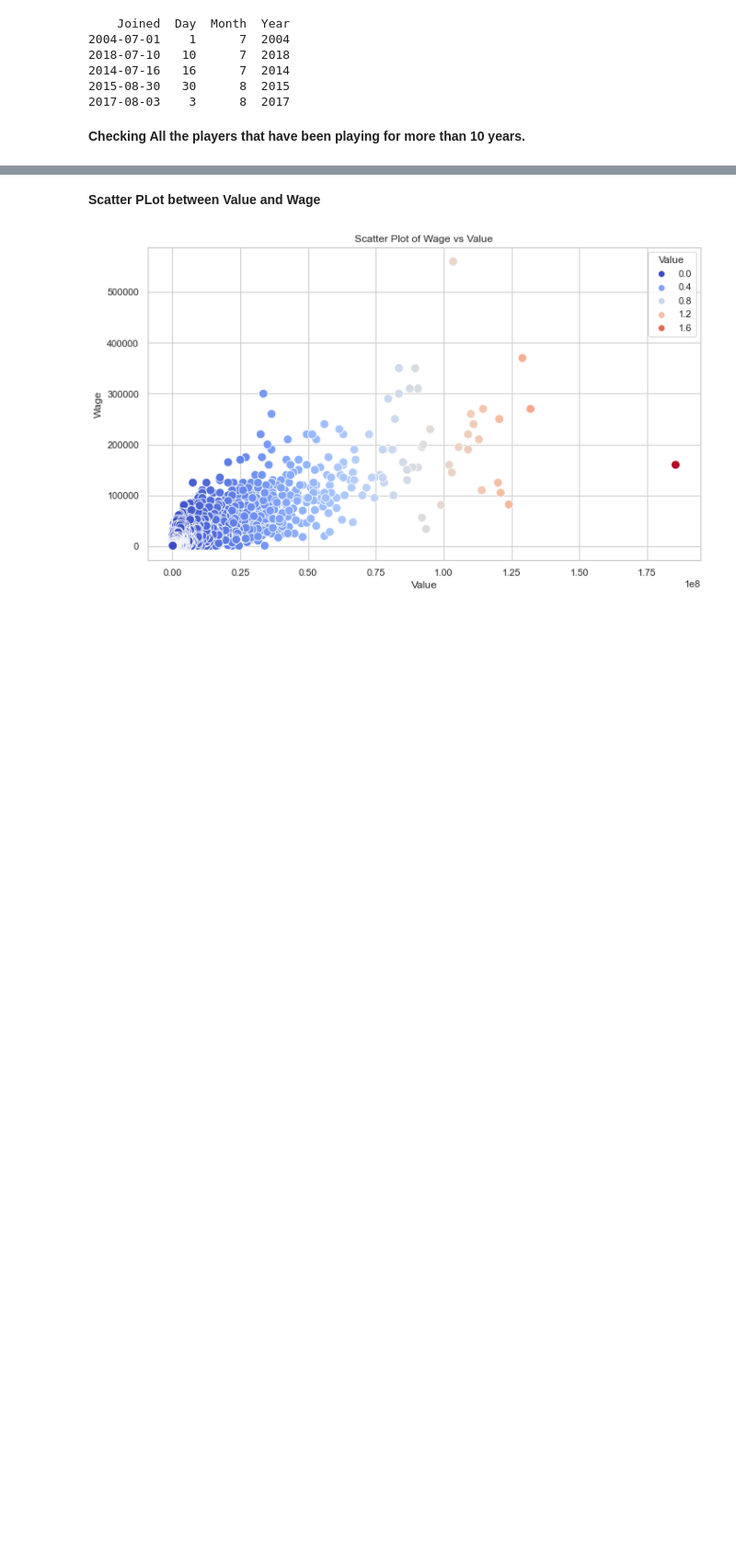
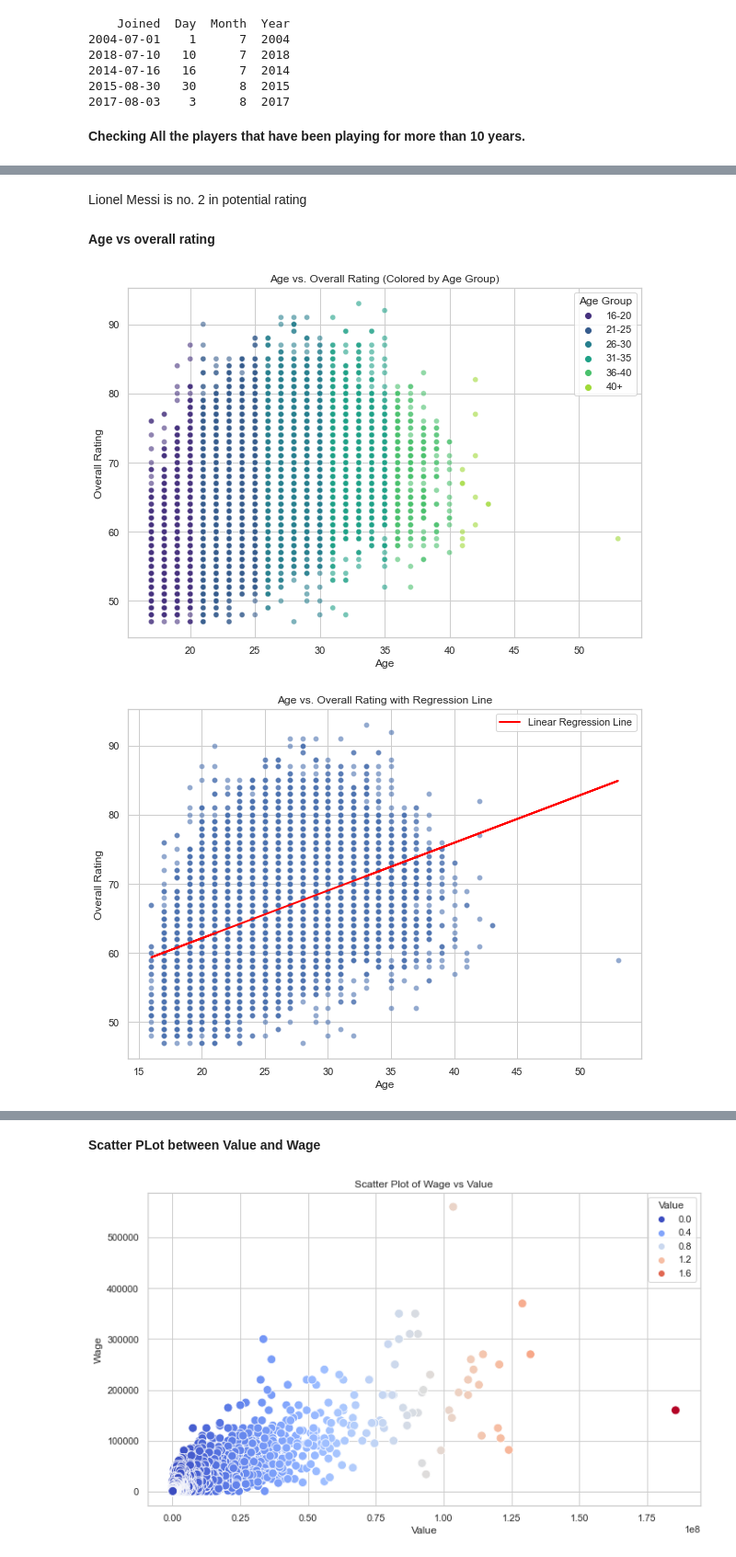
Before and after one commit to Usayed777/PortfolioProjects, a Jupyter notebook: Fifa.ipynb, the cells around one changed output, grey strips where cells are left out. Shown at 92% size. Cells and saved outputs as stored; diff of their text form; code cells hidden in the pictures; blank space fills up the shorter version.

```diff
--- a/Fifa.ipynb
+++ b/Fifa.ipynb
@@ -287,0 +355,75 @@ print(selected_players.to_string(index=False))
+# %% [markdown]
+Lionel Messi is no. 2 in potential rating
+# %% [markdown]
+**Age vs overall rating**
+# %%
+import numpy as np
+import seaborn as sns
+import matplotlib.pyplot as plt
+import pandas as pd
+from sklearn.linear_model import LinearRegression
+from sklearn.preprocessing import PolynomialFeatures
+from tabulate import tabulate
+
+age_bins = [16, 20, 25, 30, 35, 40, 100]  # Define age bins
+age_labels = ['16-20', '21-25', '26-30', '31-35', '36-40', '40+']  # Labels for age bins
+df['Age Group'] = pd.cut(df['Age'], bins=age_bins, labels=age_labels, right=True)  # Use right=True
+
+# 2. Visualize: Scatter plot of Age vs. Overall Rating with different age groups
+plt.figure(figsize=(10, 7))
+sns.scatterplot(x='Age', y='Overall Rating', hue='Age Group', palette='viridis', data=df, alpha=0.6)
+plt.title('Age vs. Overall Rating (Colored by Age Group)')
+plt.xlabel('Age')
+plt.ylabel('Overall Rating')
+plt.legend(title='Age Group', loc='upper right')
+plt.grid(True)
+plt.show()
+
+# 3. Add a Regression Line (Linear Regression)
+# Prepare data for regression
+X = df[['Age']].dropna()  # Age column for X-axis
+y = df['Overall Rating'].dropna()  # Overall Rating column for Y-axis
+
+# Fit a Linear Regression Model
+model = LinearRegression()
+model.fit(X.values.reshape(-1, 1), y.values)
+
+# Predict using the model
+y_pred = model.predict(X.values.reshape(-1, 1))
+
+# Visualize the regression line
+plt.figure(figsize=(10, 7))
+sns.scatterplot(x='Age', y='Overall Rating', data=df, alpha=0.6)
+plt.plot(X, y_pred, color='red', linewidth=2, label='Linear Regression Line')
+plt.title('Age vs. Overall Rating with Regression Line')
+plt.xlabel('Age')
+plt.ylabel('Overall Rating')
+plt.legend()
+plt.grid(True)
+plt.show()
+
+# 4. Statistical Analysis: Correlation Coefficient
+correlation = df['Age'].corr(df['Overall Rating'])
+
+# Print the correlation prominently
+print("\n" + "=" * 60)
+print(f" Correlation Coefficient between Age and Overall Rating: {correlation:.2f} ")
+print("=" * 60)
+
+# 5. Descriptive Statistics by Age Group (Modified)
+# Aggregate the data to show number of players, mean, min, and max Overall Rating
+age_group_stats = df.groupby('Age Group')['Overall Rating'].agg(
+    num_players='size',  # Count the number of players
+    mean_overall_rating='mean',  # Calculate mean rating
+    min_overall_rating='min',    # Calculate minimum rating
+    max_overall_rating='max'     # Calculate maximum rating
+)
+
+# Convert to a neat table and display
+print("\n" + "=" * 60)
+print(" Age Group Descriptive Statistics ")
+print(tabulate(age_group_stats, headers="keys", tablefmt="fancy_grid"))
+print("=" * 60)
+# %% [output]
+[figure, added]
+[figure, added]
```
Also changed, not shown: parts of 37 cells of this notebook, 1 other file.
